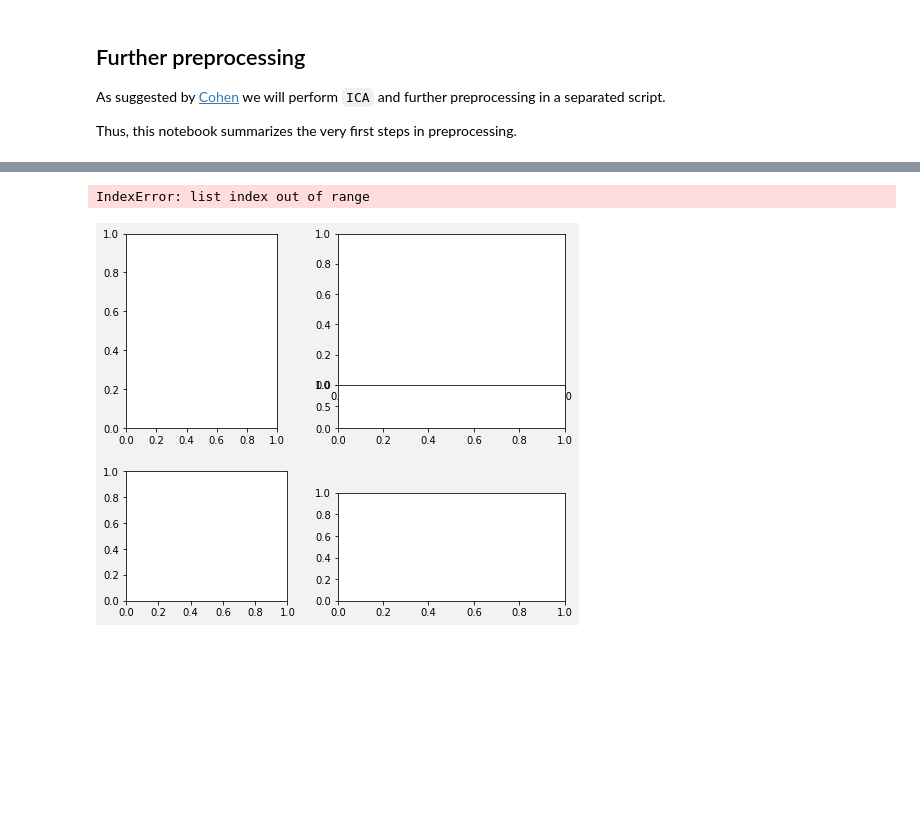
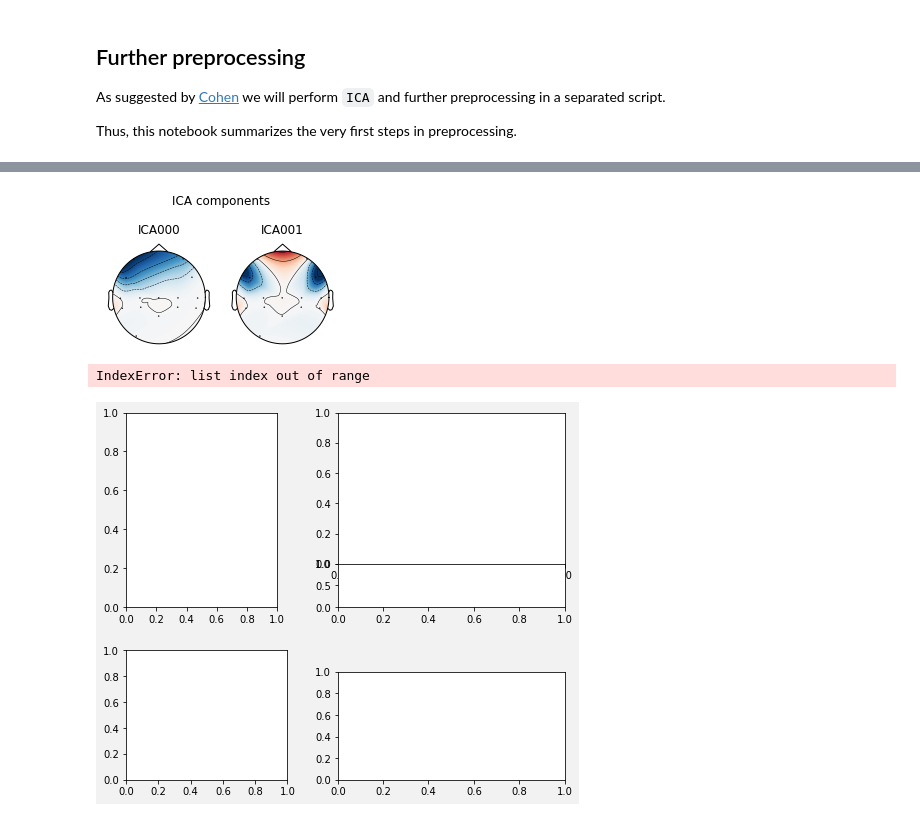
Before and after one commit to rameerez/brain-computer-interfacing, a Jupyter notebook: course/session0-preprocessing.ipynb, the cells around one changed output, grey strips where cells are left out. Drawn from its saved outputs; the diff is of its cells as text; code cells hidden in the pictures; blank space fills up the shorter version.

```diff
--- a/course/session0-preprocessing.ipynb
+++ b/course/session0-preprocessing.ipynb
@@ -284,10 +284,13 @@ As suggested by [Cohen](https://www.youtube.com/watch?v=JMB9nZNGVyk) we will per
 Thus, this notebook summarizes the very first steps in preprocessing.
 # %%
 # set up and fit the ICA
-ica = mne.preprocessing.ICA(n_components=2, random_state=97, max_iter=800)
+ica = mne.preprocessing.ICA(n_components=2, random_state=97, max_iter=8)
 ica.fit(raw_1020)
+
+ica.plot_components()
+
 ica.exclude = [1, 2]  # details on how we picked these are omitted here
-ica.plot_properties(raw_1020, picks=ica.exclude)
+ica.plot_properties(raw_1020, picks=[0, 1])
 # %% [output]
 Fitting ICA to data using 15 channels (please be patient, this may take a while)
 Inferring max_pca_components from picks
@@ -296,2 +299,3 @@ Fitting ICA took 0.1s.
+[figure, new version]
 IndexError: list index out of range
-[figure, old version]
+[figure, added]
```
Also changed, not shown: parts of 2 cells of this notebook, 1 other file.
